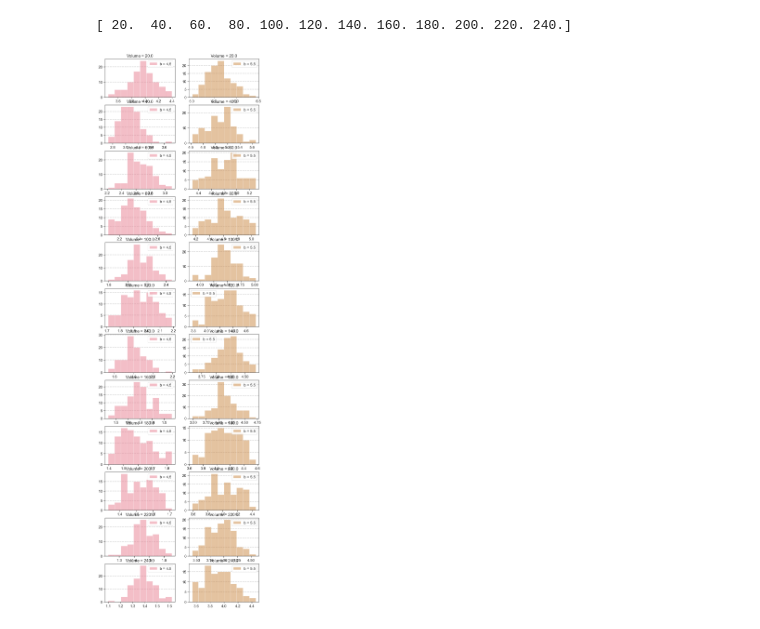
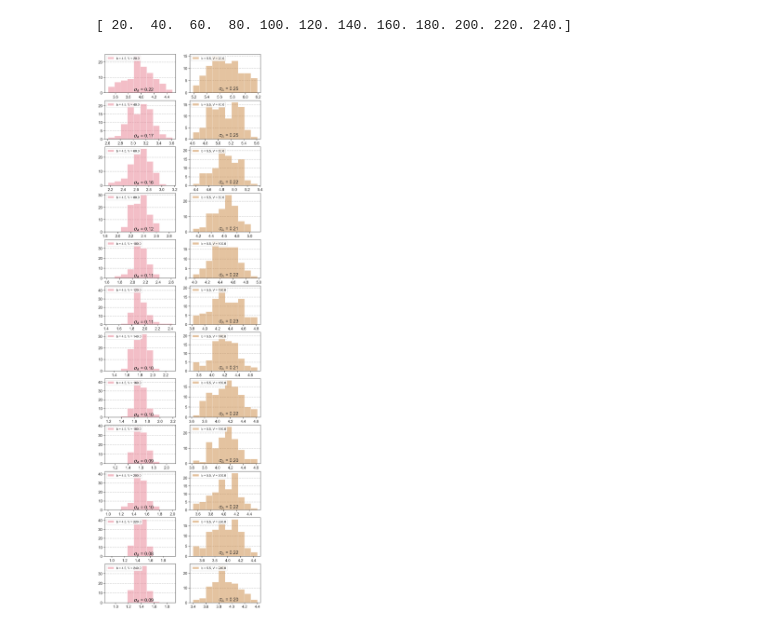
Before and after one commit to nielsdavidsen/PUK_2024, a Jupyter notebook: puk_start.ipynb, the cells around one changed output. Saved outputs shown, nothing was run; the diff lists cells and outputs as text; code cells hidden in the pictures.

```diff
--- a/puk_start.ipynb
+++ b/puk_start.ipynb
@@ -247,7 +247,7 @@ ax.legend(fontsize=15)
 # %%
 # plot x(t) and y(t) for different omega values
 
-omega = np.linspace(0.1, 1, 5)
+omega = np.linspace(0.1, 3, 10)
 var_change = np.array([2, 2])
 A = 10
 t_max = 100
@@ -606,7 +609,7 @@ for i in b_val:
     mean_amp_list = []
     for j in range(N):
         peak_f, amps, mean_amp = gil_sim(i, vol, t_max, x, y)
-        mean_amp_list.append(mean_amp)
+        mean_amp_list.append(mean_amp/vol)
 
     b_amp_mean.append(mean_amp_list)
 # %%
@@ -617,12 +620,12 @@ for i in b_val:
 b_amp_mean = np.array(b_amp_mean)
 
 N_bins = 10
-hist_range = (0, 2)
 
 fig, ax = plt.subplots(1, 2)
 ax[0].hist(b_amp_mean[0], bins=N_bins, alpha=0.5, label='b = 4.5', color=colors[0])
 ax[0].legend()
 ax[1].hist(b_amp_mean[1], bins=N_bins, alpha=0.5, label='b = 5.5', color=colors[1])
 ax[1].legend()
+fig.suptitle('Mean amplitude distribution for different b values for vol = 100', fontsize=15)
 # %% [output]
 <matplotlib.legend.Legend at 0x...>
@@ -649,22 +654,33 @@ print(vol)
 # %%
 vol_amp = []
-for i in vol:
+sigma_list = []
+for i in tqdm(vol):
     b_amp_list = []
+    b_sigma_list = []
     for j in b:
         mean_amp_list = []
         for _ in range(N):
             peak_f, amps, mean_amp = gil_sim(j, i, t_max, x, y)
 
             mean_amp_list.append(mean_amp)
+        b_sigma_list.append(np.std(mean_amp_list/i))
         b_amp_list.append(mean_amp_list/i)
+    sigma_list.append(b_sigma_list)
     vol_amp.append(b_amp_list)
 # %%
-fig, ax = plt.subplots(len(vol), 2, figsize=(9, 32))
+fig, ax = plt.subplots(len(vol), 2, figsize=(9, 32), dpi=150)
+N_bins = 10
 
 for i in range(len(vol)):
     for j in range(2):
-        ax[i, j].hist(vol_amp[i][j], bins=N_bins, alpha=0.5, label=f'b = {b[j]}', color=colors[j])
-        ax[i, j].legend()
-        ax[i, j].set_title(f'Volume = {vol[i]}')
+        mean_dist = np.mean(vol_amp[i][j])
+        r_low = mean_dist - 0.5
+        r_high = mean_dist + 0.5
+        hist_range = [r_low, r_high]
+        ax[i, j].hist(vol_amp[i][j], range = hist_range, bins=N_bins, alpha=0.5, label=f'b = {b[j]}, V = {vol[i]}', color=colors[j])
+        ax[i, j].text(mean_dist - 0.1, 1, f'$\sigma_A$ = {sigma_list[i][j]:.2f}', fontsize=15)
+        ax[i, j].legend(fontsize=10, loc='upper left')
+
+        # ax[i, j].set_title(f'Volume = {vol[i]}')
 # %% [output]
-[figure, old version]
+[figure, new version]
```
Also changed, not shown: parts of 11 cells of this notebook.
